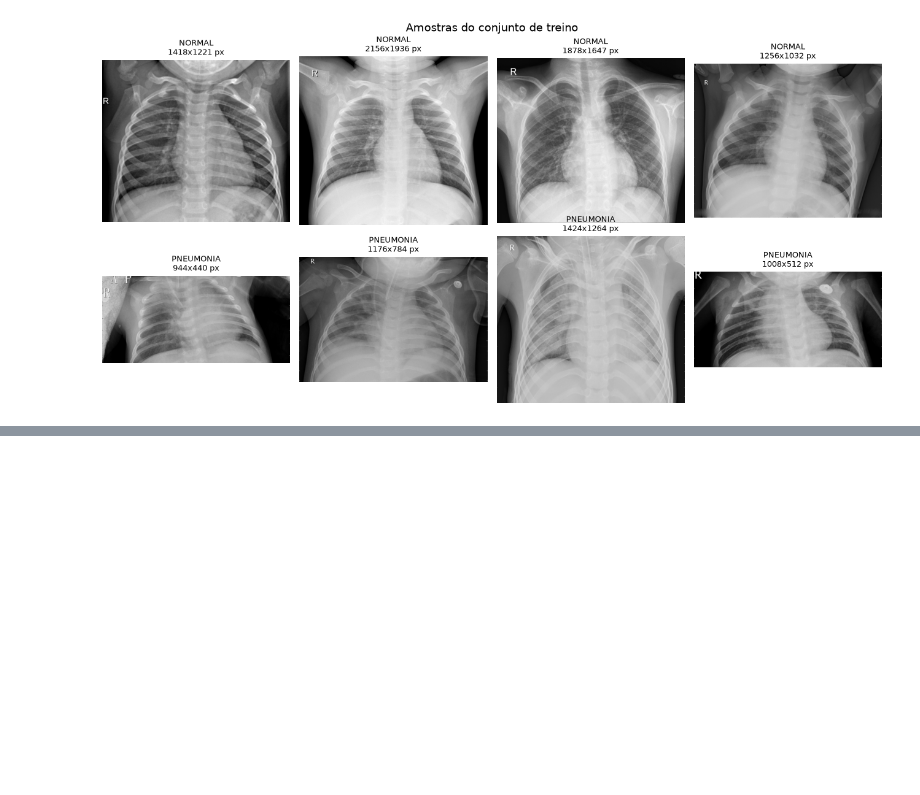
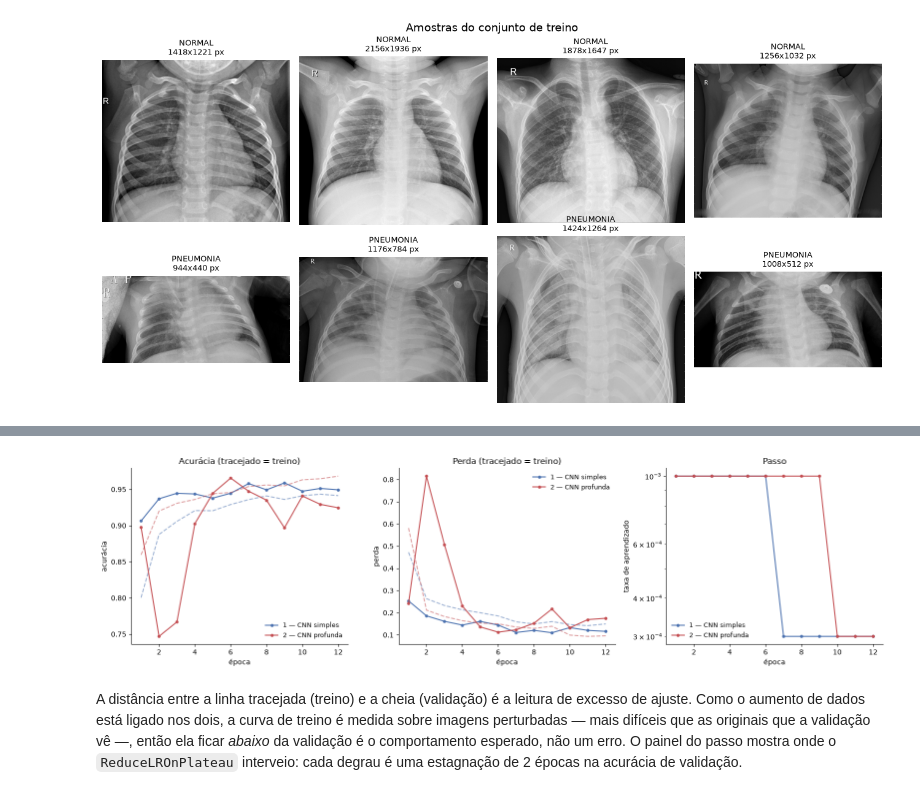
Before and after one commit to icaroamerico/pos-tech-fiap-ia-dev-fase-1, a Jupyter notebook: case_imagens_raiox/cnn-raiox-torax.ipynb, the cells around one changed output, grey strips where cells are left out. Cells and saved outputs as stored; diff of their text form; code cells hidden in the pictures; blank space fills up the shorter version.

```diff
--- a/case_imagens_raiox/cnn-raiox-torax.ipynb
+++ b/case_imagens_raiox/cnn-raiox-torax.ipynb
@@ -899,0 +759,34 @@ limiar escolhido na validação: 0.80 (acurácia balanceada 0.9734 na validaçã
+# %%
+fig, eixos = plt.subplots(1, 3, figsize=(16, 4.5))
+paleta = {"1 — CNN simples": "#4C72B0", "2 — CNN profunda": "#C44E52"}
+epocas = range(1, EPOCAS + 1)
+
+for nome, historico in historicos.items():
+    eixos[0].plot(epocas, historico["acuracia"], "--", color=paleta[nome], alpha=0.55)
+    eixos[0].plot(epocas, historico["acuracia_val"], "-o", ms=3.5,
+                  color=paleta[nome], label=nome)
+    eixos[1].plot(epocas, historico["perda"], "--", color=paleta[nome], alpha=0.55)
+    eixos[1].plot(epocas, historico["perda_val"], "-o", ms=3.5,
+                  color=paleta[nome], label=nome)
+    eixos[2].plot(epocas, historico["passo"], "-o", ms=3.5,
+                  color=paleta[nome], label=nome)
+
+eixos[0].set(xlabel="época", ylabel="acurácia", title="Acurácia (tracejado = treino)")
+eixos[1].set(xlabel="época", ylabel="perda", title="Perda (tracejado = treino)")
+eixos[2].set(xlabel="época", ylabel="taxa de aprendizado", title="Passo", yscale="log")
+
+for eixo in eixos:
+    eixo.legend(frameon=False, fontsize=9)
+    eixo.spines[["top", "right"]].set_visible(False)
+
+fig.tight_layout()
+plt.show()
+# %% [output]
+[figure, added]
+# %% [markdown]
+A distância entre a linha tracejada (treino) e a cheia (validação) é a leitura de excesso de
+ajuste. Como o aumento de dados está ligado nos dois, a curva de treino é medida sobre imagens
+perturbadas — mais difíceis que as originais que a validação vê —, então ela ficar *abaixo* da
+validação é o comportamento esperado, não um erro. O painel do passo mostra onde o
+`ReduceLROnPlateau` interveio: cada degrau é uma estagnação de 2 épocas na acurácia de
+validação.
```
Also changed, not shown: parts of 72 cells of this notebook, 14 other files.
